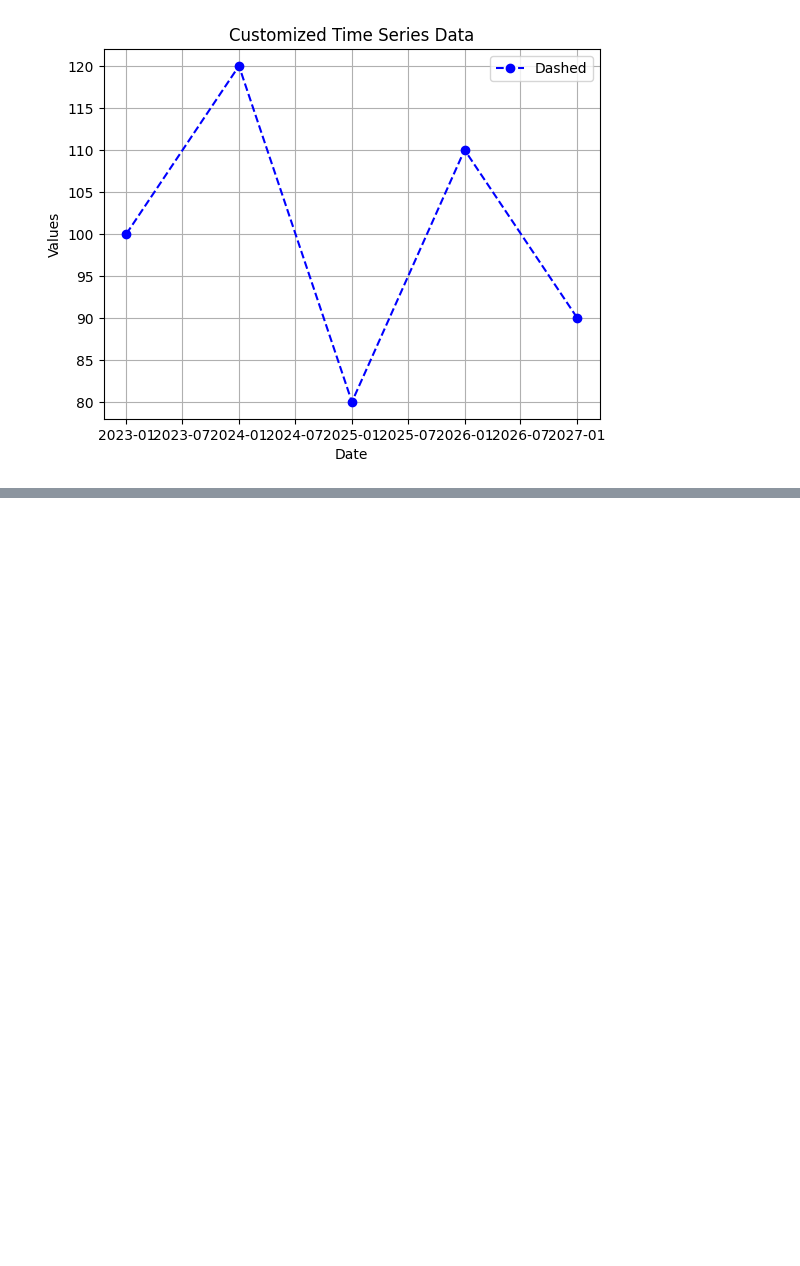
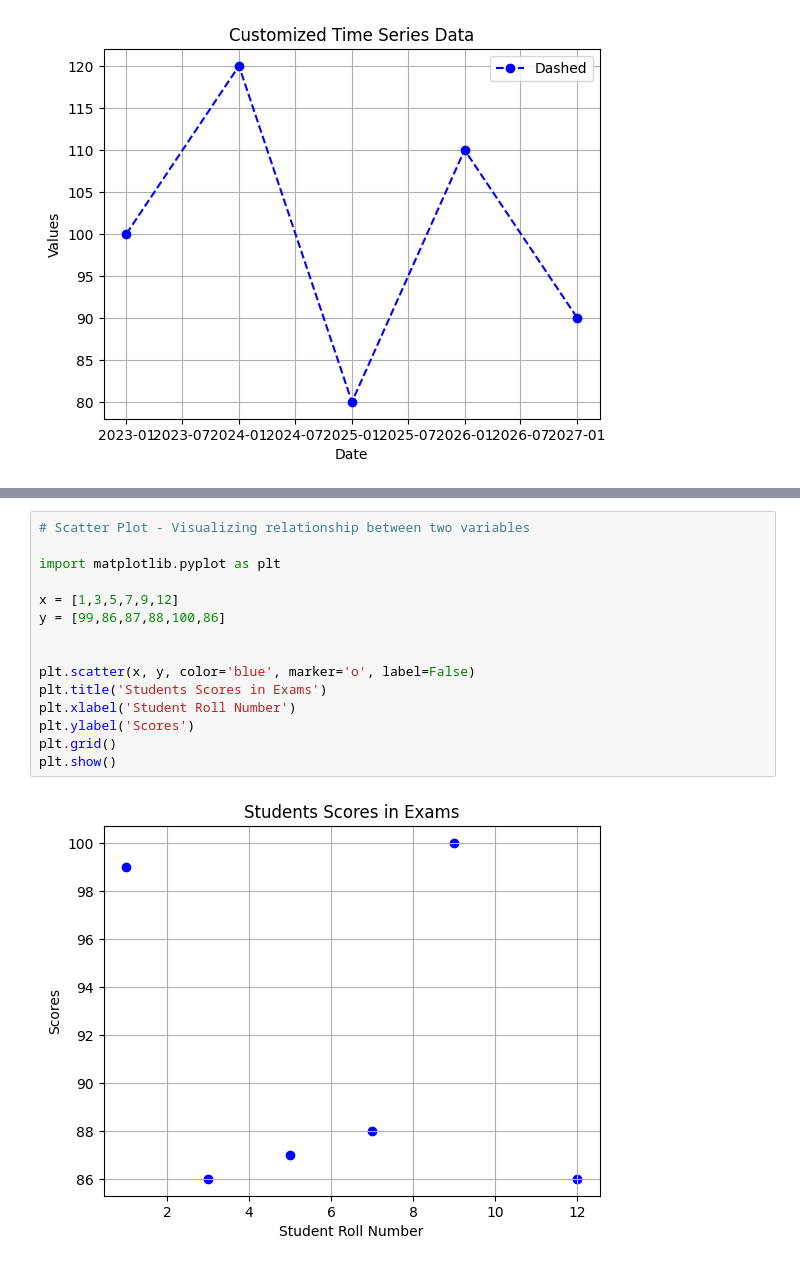
Before and after one commit to srinivasskc/my_datascience_journal, a Jupyter notebook: pandas_notebook.ipynb, the cells around one changed output, grey strips where cells are left out. Drawn from its saved outputs; the diff is of its cells as text; blank space fills up the shorter version.

```diff
--- a/pandas_notebook.ipynb
+++ b/pandas_notebook.ipynb
@@ -2520,0 +2674,17 @@ plt.show()
+# %%
+# Scatter Plot - Visualizing relationship between two variables
+
+import matplotlib.pyplot as plt
+
+x = [1,3,5,7,9,12]
+y = [99,86,87,88,100,86]
+
+
+plt.scatter(x, y, color='blue', marker='o', label=False)
+plt.title('Students Scores in Exams')
+plt.xlabel('Student Roll Number')
+plt.ylabel('Scores')
+plt.grid()
+plt.show()
+# %% [output]
+[figure, added]
```
Also changed, not shown: parts of 14 cells of this notebook, 1 other file.
